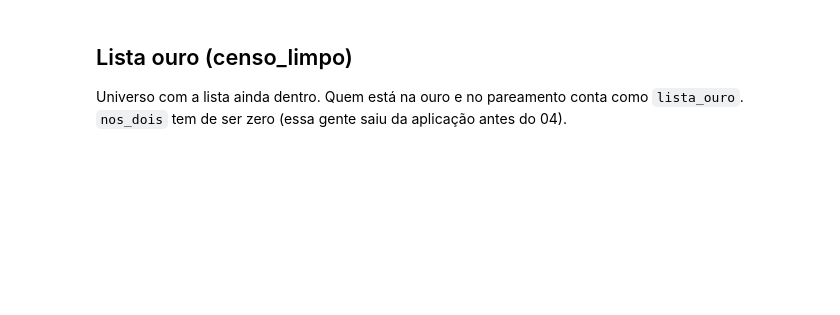
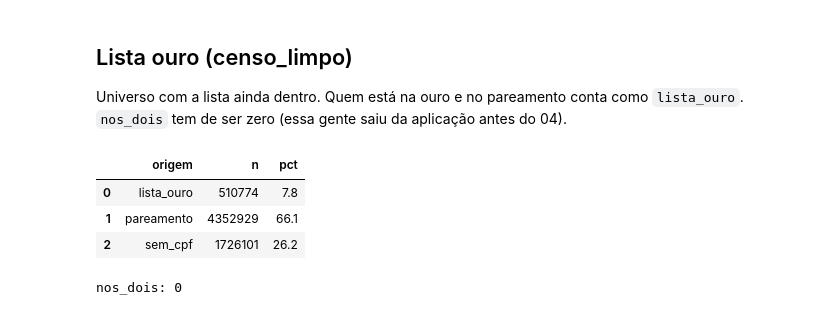
Before and after one commit to ramonbhb/ibge-probabilistico, a Jupyter notebook: notebooks/05_avaliar_mae_endereco.ipynb, the cells around one changed output. Drawn from its saved outputs; the diff is of its cells as text; code cells hidden in the pictures; blank space fills up the shorter version.

```diff
--- a/notebooks/05_avaliar_mae_endereco.ipynb
+++ b/notebooks/05_avaliar_mae_endereco.ipynb
@@ -420,35 +478,41 @@ CROSS JOIN (
     SELECT COUNT(*) AS n_censo FROM {TABELA_CENSO_LIMPA}
 ) t
 LEFT JOIN (
     SELECT
         CASE
             WHEN o.id_censo IS NOT NULL THEN 'lista_ouro'
             WHEN p.unique_id_censo IS NOT NULL THEN 'pareamento'
             ELSE 'sem_cpf'
         END AS origem,
         COUNT(*) AS n
     FROM {TABELA_CENSO_LIMPA} c
     LEFT JOIN (
         SELECT DISTINCT id_censo FROM lista_ouro
     ) o ON o.id_censo = CAST(c.person_id_censo AS VARCHAR)
     LEFT JOIN (
-        SELECT DISTINCT unique_id_censo FROM atribuicao
+        SELECT DISTINCT unique_id_censo FROM atribuicao_2
     ) p ON p.unique_id_censo = c.unique_id
     GROUP BY 1
 ) g ON g.origem = a.origem
 ORDER BY a.ord
 ''').df())
 
 n_ambos = con.execute(f'''
 SELECT COUNT(*)
 FROM {TABELA_CENSO_LIMPA} c
 JOIN (SELECT DISTINCT id_censo FROM lista_ouro) o
   ON o.id_censo = CAST(c.person_id_censo AS VARCHAR)
-JOIN (SELECT DISTINCT unique_id_censo FROM atribuicao) p
+JOIN (SELECT DISTINCT unique_id_censo FROM atribuicao_2) p
   ON p.unique_id_censo = c.unique_id
 ''').fetchone()[0]
 print('nos_dois:', f'{n_ambos:,}')
 assert n_ambos == 0
+# %% [output]
+|  | origem | n | pct |
+| 0 | lista_ouro | 510774 | 7.8 |
+| 1 | pareamento | 4352929 | 66.1 |
+| 2 | sem_cpf | 1726101 | 26.2 |
+nos_dois: 0
 # %%
 con.close()
 print('Fim do 05.')
```
Also changed, not shown: parts of 7 cells of this notebook, 4 other files.
